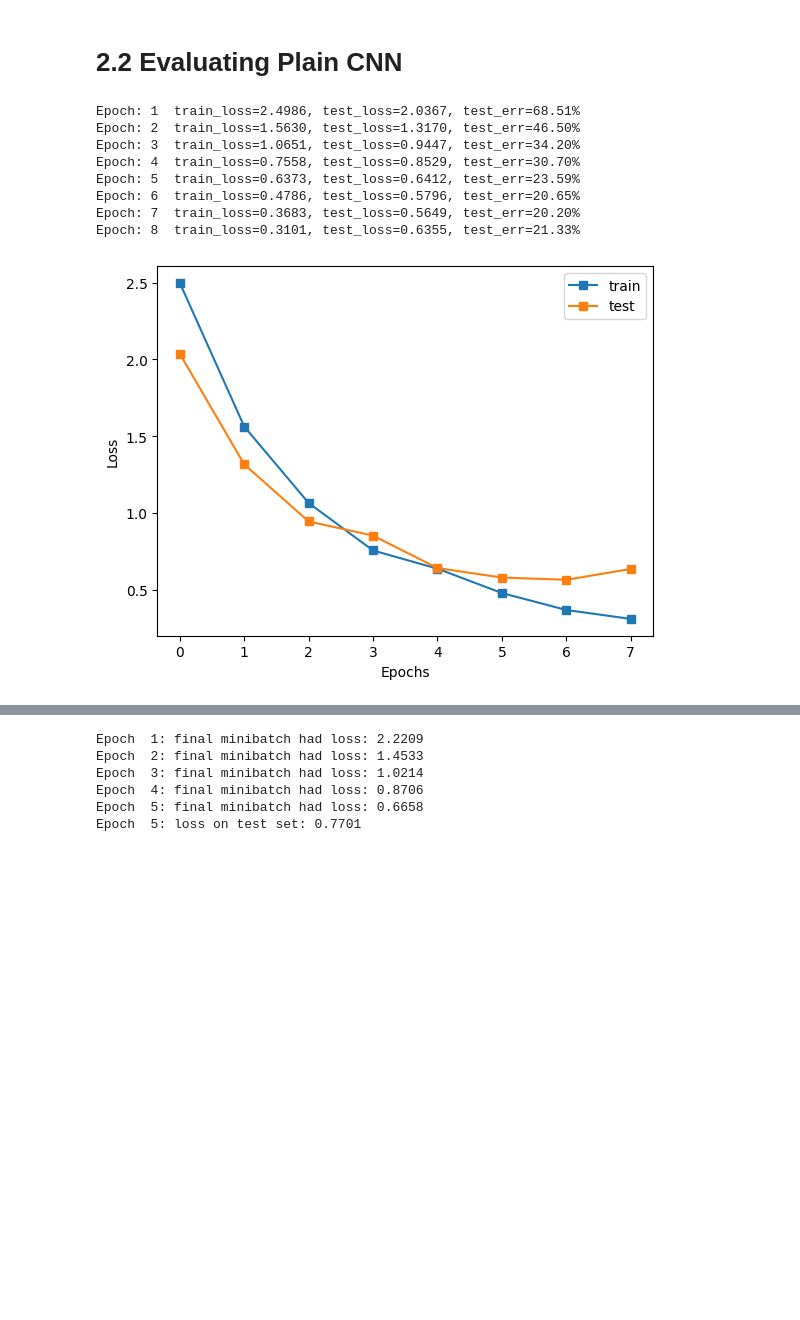
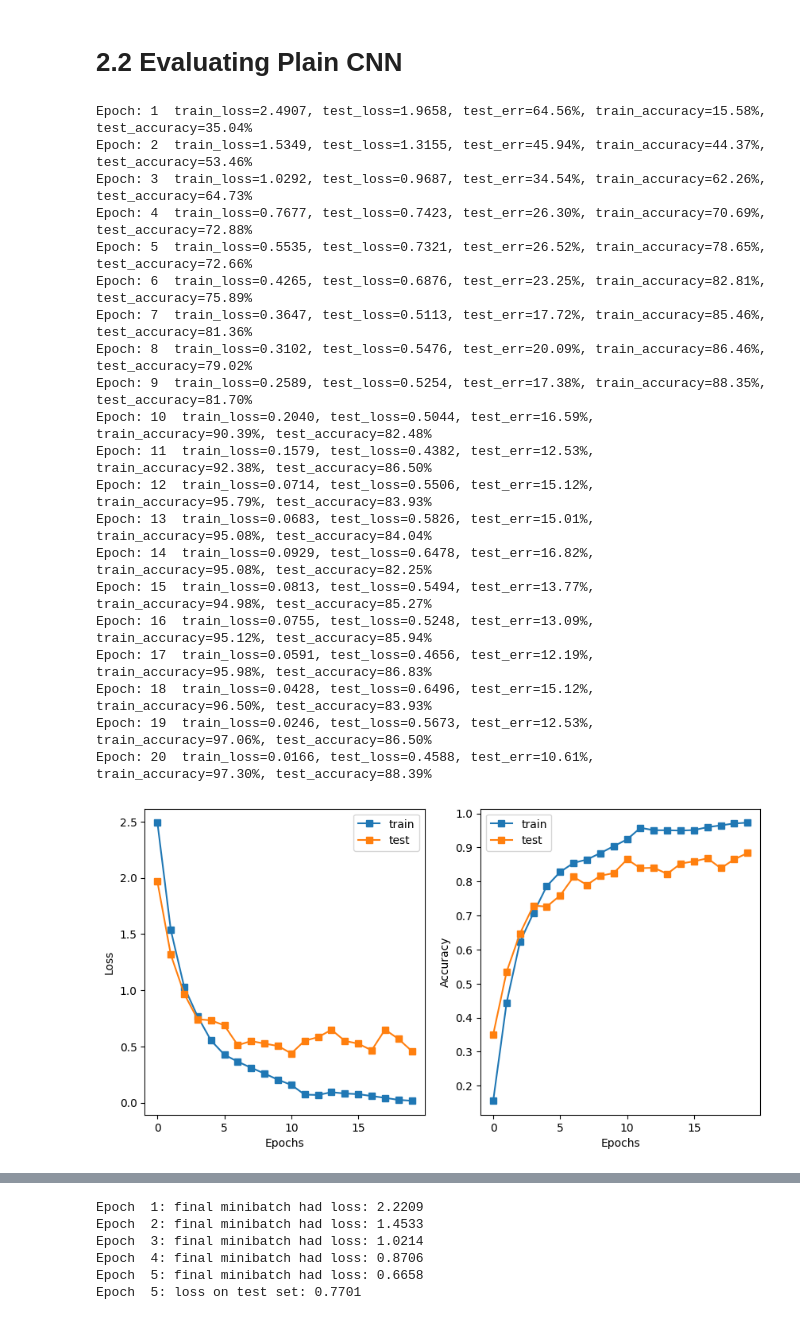
Before and after one commit to smarkandu/COMP432-Project, a Jupyter notebook: 23740137_Project_COMP432.ipynb, the cells around one changed output, grey strips where cells are left out. Drawn from its saved outputs; the diff is of its cells as text; code cells hidden in the pictures; blank space fills up the shorter version.

Commit message:
Added accuracy to stats and graph

```diff
--- a/23740137_Project_COMP432.ipynb
+++ b/23740137_Project_COMP432.ipynb
@@ -189,8 +222,14 @@ Min X 0.0
 Max X 1.0
 # %%
 # Split train and test data (aim for 1 line)
-X_trn, X_tst, y_trn, y_tst = sklearn.model_selection.train_test_split(X, y, test_size=0.30, random_state=0)
-X_trn = torch.from_numpy(X_trn)
-X_tst = torch.from_numpy(X_tst)
-y_trn = torch.from_numpy(y_trn)
-y_tst = torch.from_numpy(y_tst)
+def split_data(X, y, test_size):
+  X_trn, X_tst, y_trn, y_tst = sklearn.model_selection.train_test_split(X, y, test_size=test_size, random_state=0)
+  X_trn = torch.from_numpy(X_trn)
+  X_tst = torch.from_numpy(X_tst)
+  y_trn = torch.from_numpy(y_trn)
+  y_tst = torch.from_numpy(y_tst)
+  return X_trn, X_tst, y_trn, y_tst
+
+X_trn, X_tst, y_trn, y_tst = split_data(X, y, 0.30)
+print(X.shape)
+print(y.shape)
@@ -217,7 +259,7 @@ torch.manual_seed(0) # Ensure model weights initialized with same random numbers
 # Your code here. Aim for 8-11 lines.
 drop_out_value = 0
 
-model = torch.nn.Sequential( #120 X 120 X 1
+plain_cnn_model = torch.nn.Sequential( #120 X 120 X 1
     torch.nn.Conv2d(1, 8, kernel_size=5, padding=2), #120 X 120 X ?
     torch.nn.Dropout(drop_out_value),
     torch.nn.ReLU(),
@@ -256,20 +298,32 @@ model = torch.nn.Sequential( #120 X 120 X 1
 # %%
 # Hyperparameters
 batch_size=64
-epochs=8
+epochs=20
 lr=0.0010
 
 # Your code to define loss function and optimizer here. Aim for 2 lines.
 loss = torch.nn.CrossEntropyLoss()
-optimizer = torch.optim.Adam(model.parameters(), lr=lr)
-plot_epochs(X_trn, y_trn, X_tst, y_tst, model, optimizer)
+optimizer = torch.optim.Adam(plain_cnn_model.parameters(), lr=lr)
+plot_epochs(X_trn, y_trn, X_tst, y_tst, plain_cnn_model.to(device), optimizer)
 # %% [output]
-Epoch: 1  train_loss=2.4986, test_loss=2.0367, test_err=68.51%
-Epoch: 2  train_loss=1.5630, test_loss=1.3170, test_err=46.50%
-Epoch: 3  train_loss=1.0651, test_loss=0.9447, test_err=34.20%
-Epoch: 4  train_loss=0.7558, test_loss=0.8529, test_err=30.70%
-Epoch: 5  train_loss=0.6373, test_loss=0.6412, test_err=23.59%
-Epoch: 6  train_loss=0.4786, test_loss=0.5796, test_err=20.65%
-Epoch: 7  train_loss=0.3683, test_loss=0.5649, test_err=20.20%
-Epoch: 8  train_loss=0.3101, test_loss=0.6355, test_err=21.33%
+Epoch: 1  train_loss=2.4907, test_loss=1.9658, test_err=64.56%, train_accuracy=15.58%, test_accuracy=35.04%
+Epoch: 2  train_loss=1.5349, test_loss=1.3155, test_err=45.94%, train_accuracy=44.37%, test_accuracy=53.46%
+Epoch: 3  train_loss=1.0292, test_loss=0.9687, test_err=34.54%, train_accuracy=62.26%, test_accuracy=64.73%
+Epoch: 4  train_loss=0.7677, test_loss=0.7423, test_err=26.30%, train_accuracy=70.69%, test_accuracy=72.88%
+Epoch: 5  train_loss=0.5535, test_loss=0.7321, test_err=26.52%, train_accuracy=78.65%, test_accuracy=72.66%
+Epoch: 6  train_loss=0.4265, test_loss=0.6876, test_err=23.25%, train_accuracy=82.81%, test_accuracy=75.89%
+Epoch: 7  train_loss=0.3647, test_loss=0.5113, test_err=17.72%, train_accuracy=85.46%, test_accuracy=81.36%
+Epoch: 8  train_loss=0.3102, test_loss=0.5476, test_err=20.09%, train_accuracy=86.46%, test_accuracy=79.02%
+Epoch: 9  train_loss=0.2589, test_loss=0.5254, test_err=17.38%, train_accuracy=88.35%, test_accuracy=81.70%
+Epoch: 10  train_loss=0.2040, test_loss=0.5044, test_err=16.59%, train_accuracy=90.39%, test_accuracy=82.48%
+Epoch: 11  train_loss=0.1579, test_loss=0.4382, test_err=12.53%, train_accuracy=92.38%, test_accuracy=86.50%
+Epoch: 12  train_loss=0.0714, test_loss=0.5506, test_err=15.12%, train_accuracy=95.79%, test_accuracy=83.93%
+Epoch: 13  train_loss=0.0683, test_loss=0.5826, test_err=15.01%, train_accuracy=95.08%, test_accuracy=84.04%
+Epoch: 14  train_loss=0.0929, test_loss=0.6478, test_err=16.82%, train_accuracy=95.08%, test_accuracy=82.25%
+Epoch: 15  train_loss=0.0813, test_loss=0.5494, test_err=13.77%, train_accuracy=94.98%, test_accuracy=85.27%
+Epoch: 16  train_loss=0.0755, test_loss=0.5248, test_err=13.09%, train_accuracy=95.12%, test_accuracy=85.94%
+Epoch: 17  train_loss=0.0591, test_loss=0.4656, test_err=12.19%, train_accuracy=95.98%, test_accuracy=86.83%
+Epoch: 18  train_loss=0.0428, test_loss=0.6496, test_err=15.12%, train_accuracy=96.50%, test_accuracy=83.93%
+Epoch: 19  train_loss=0.0246, test_loss=0.5673, test_err=12.53%, train_accuracy=97.06%, test_accuracy=86.50%
+Epoch: 20  train_loss=0.0166, test_loss=0.4588, test_err=10.61%, train_accuracy=97.30%, test_accuracy=88.39%
-[figure, old version]
+[figure, new version]
```
Also changed, not shown: parts of 6 cells of this notebook.
